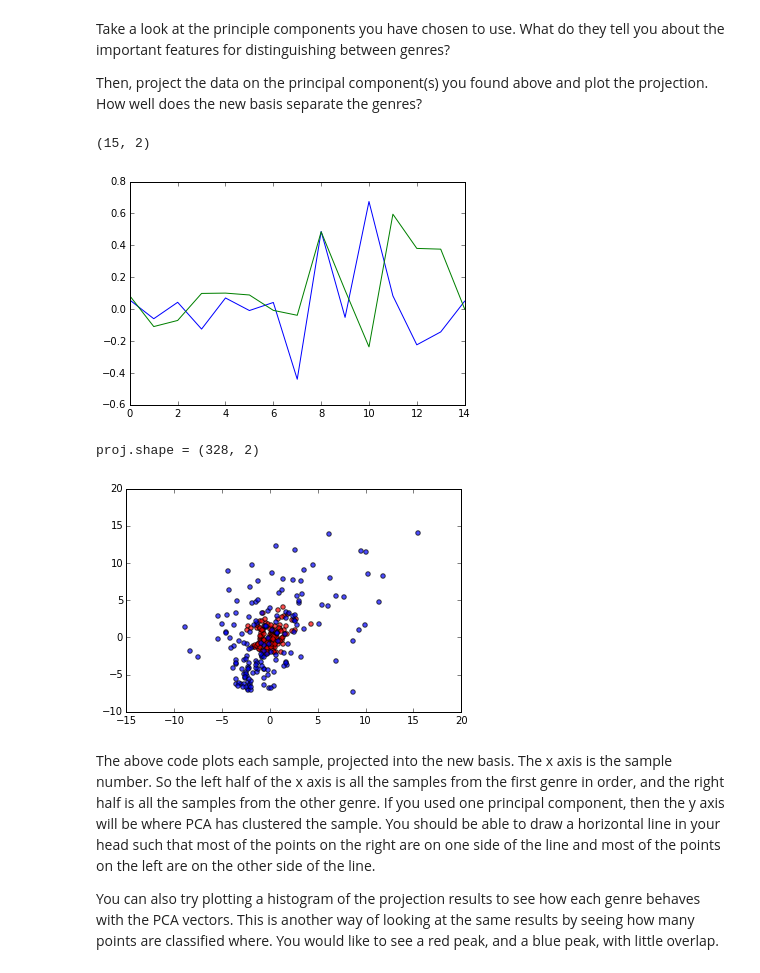
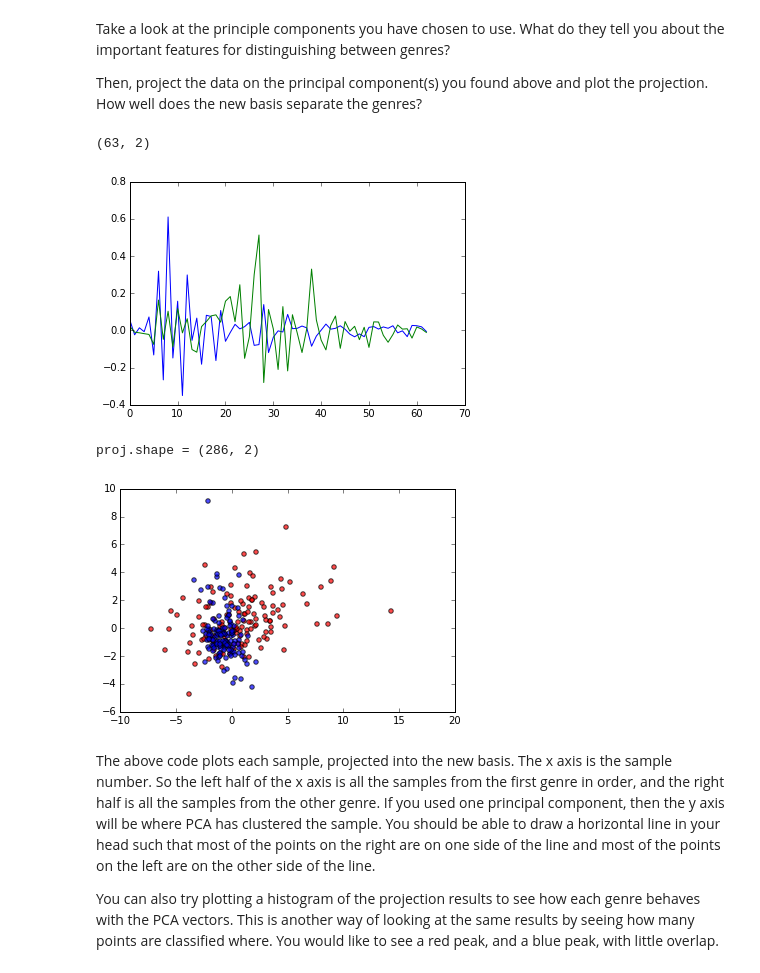
Before and after one commit to phlip9/ee16b-SIXT33N, a Jupyter notebook: SIXT33N-PCA-music.ipynb, the cells around one changed output. Cells and saved outputs as stored; diff of their text form; code cells hidden in the pictures.

```diff
--- a/SIXT33N-PCA-music.ipynb
+++ b/SIXT33N-PCA-music.ipynb
@@ -172,8 +173,8 @@ ram = np.vstack([
     ])
 """
 
-hw = read_csv('DAFT_PUNK/hw.csv')
-ram = read_csv('DAFT_PUNK/mm.csv')
+ram = read_csv('DAFT_PUNK/DP_RAM_get_lucky.csv')
+hw = read_csv('DAFT_PUNK/mm.csv')
 
 
 print('hw.shape =', hw.shape)
@@ -317,16 +312,17 @@ def process_data(data, debug=False):
         print('A.shape =', A.shape)
 
     # remove redundant half
-    # A = A[:, 0:64]
+    A = A[:, 1:64]
+    #A = np.hstack((A[:, 1:6], A[:, 32:48]))
 
     # use frequencies 0 - 6 + 32 - 48
     #A = np.hstack((A[:, 9:14], A[:, 30:38]))
-    A = A[:,5:20]
-    if debug:
-        plt.title('Frequency range')
-        plt.plot(A.T)
-        plt.figure()
-        print('A.shape =', A.shape)
+    #A = A[:,5:20]
+    #if debug:
+    #    plt.title('Frequency range')
+    #    plt.plot(A.T)
+    #    plt.figure()
+    #    print('A.shape =', A.shape)
 
     ## clip magnitudes > 50
     #A = np.apply_along_axis(lambda x: np.clip(x, -10, 50), 1, A)
@@ -350,8 +346,8 @@ def process_data(data, debug=False):
     #    print('A.shape =', A.shape)
 
     # de-mean
-    A_avgs = np.mean(A, axis=0)
-    A = A - A_avgs[np.newaxis, :]
+    #A_avgs = np.mean(A, axis=0)
+    #A = A - A_avgs[np.newaxis, :]
 
     if debug:
         plt.title('De-mean')
@@ -361,7 +357,7 @@ def process_data(data, debug=False):
         print('A_avgs.shape =', A_avgs.shape)
         print('A_avgs[0:4] =')
         print(A_avgs)
-        print(np.mean(A[:, 0]))\
+        print(np.mean(A[:, 0]))
 
     ## whiten
     # A = A / np.std(A, axis=0)
@@ -461,36 +471,38 @@ Then, project the data on the principal component(s) you found above and plot th
 # %%
 # Plot the significant principal component
 # YOUR CODE HERE
-pc = V[:,0:2]
+i = 0
+pc = V[:,i:i+2]
 plt.plot(pc)
 print(pc.shape)
 # %% [output]
-(15, 2)
+(63, 2)
-[figure, old version]
+[figure, new version]
 # %%
 # Project the data matrix to the first principal component
-proj = (pc.T.dot(processed_A.T)).T
+#proj = (pc.T.dot(processed_A.T)).T
+proj = processed_A.dot(pc)
 
 print('proj.shape =', proj.shape)
 
 # Plot the projection
 x = np.linspace(0,num_samples / 2, num_samples)
 
 # print('x.shape =', x.shape)
 
 plt.scatter(proj[:num_samples, 0], proj[:num_samples, 1], c=['red'], alpha=0.7)
 plt.scatter(proj[num_samples:, 0], proj[num_samples:, 1], c=['blue'], alpha=0.7)
 
 #plt.xlim(-15, 15)
 #plt.ylim(-10, 10)
 
 #plt.scatter(x,proj[:num_samples], c=['red'], edgecolors='none', alpha=0.7)
 #plt.scatter(x + num_samples, proj[num_samples:], c=['blue'], edgecolors='none', alpha=0.7)
 #plt.legend(['genre1', 'genre2'],loc='center left', bbox_to_anchor=(1, 0.5))
 plt.show()
 # %% [output]
-proj.shape = (328, 2)
+proj.shape = (286, 2)
-[figure, old version]
+[figure, new version]
 # %% [markdown]
 The above code plots each sample, projected into the new basis. The x axis is the sample number. So the left half of the x axis is all the samples from the first genre in order, and the right half is all the samples from the other genre. If you used one principal component, then the y axis will be where PCA has clustered the sample. You should be able to draw a horizontal line in your head such that most of the points on the right are on one side of the line and most of the points on the left are on the other side of the line.
 
```
Also changed, not shown: parts of 15 cells of this notebook.
